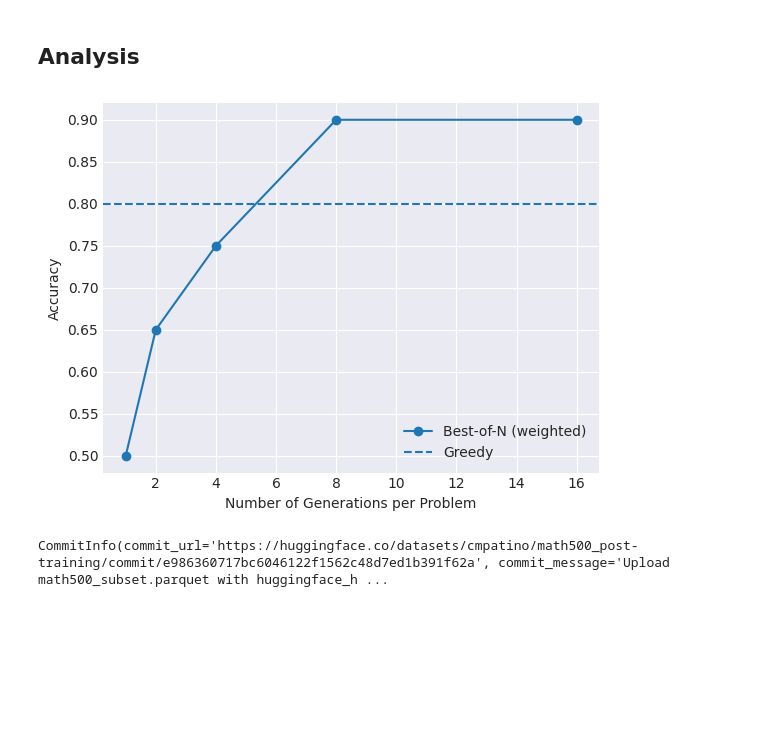
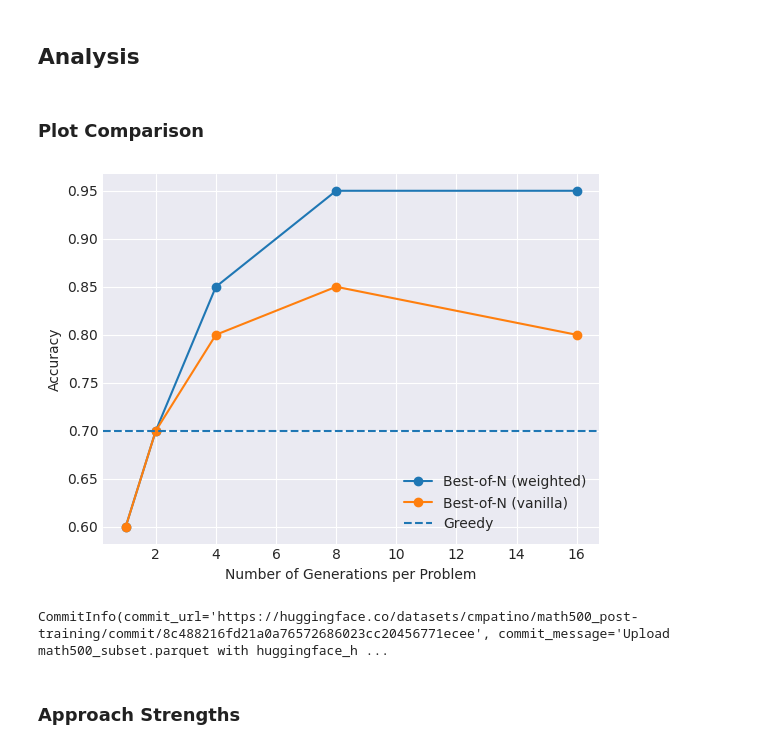
Before and after one commit to cmpatino/math500_post-training, a Jupyter notebook: HF_post_training_internship_exercise_2025.ipynb, the cells around one changed output. Saved outputs shown, nothing was run; the diff lists cells and outputs as text; code cells hidden in the pictures; blank space fills up the shorter version.

Commit message:
Upload version with summary of results

```diff
--- a/HF_post_training_internship_exercise_2025.ipynb
+++ b/HF_post_training_internship_exercise_2025.ipynb
@@ -74,7 +102,7 @@ REWARD_BATCH_SIZE = 1 # Batch size for PRM
 RANDOM_SEED = 0
 
 N_EXAMPLES = 1 # Number of examples to include in the prompt for the model
-TEMPERATURE = 0.7
+TEMPERATURE = 0.8 # Sampling temperature for the Best-of-N model
 # %%
 #notebook_login()
 # %% [markdown]
@@ -491,11 +528,13 @@ weighted_results_df.to_csv("weighted_results.csv", index=False)
 ## Analysis
 # %%
 n_generations = []
-accuracy = []
+weighted_accuracies = []
+vanilla_accuracies = []
 
 # Calculate accuracy on different number of samples
 for sampling_idx in [1, 2, 4, 8, 16]:
     correct = 0
+    vanilla_correct = 0
     for problem_id in results_df["problem_id"].unique():
         problem_df = results_df[(results_df["problem_id"] == problem_id) & (results_df["sampling_idx"] < sampling_idx)]
         answer_df = problem_df[["simplified_model_answer", "reward"]]
@@ -504,23 +543,37 @@ for sampling_idx in [1, 2, 4, 8, 16]:
             continue
         # Find the answer with the highest reward
         best_answer = answer_df["reward"].idxmax()
-        if (best_answer == problem_df["simplified_true_answer"].iloc[0]) and (best_answer != ""):
+        true_answer = problem_df["simplified_true_answer"].iloc[0]
+        if (best_answer == true_answer) and (best_answer != ""):
             correct += 1
 
+        vanilla_df = problem_df[["simplified_model_answer", "reward"]]
+        vanilla_df = vanilla_df.groupby("simplified_model_answer").max()
+        vanilla_best_answer = vanilla_df["reward"].idxmax()
+        if len(vanilla_df) == 0:
+            continue
+        if (vanilla_best_answer == true_answer) and (vanilla_best_answer != ""):
+            vanilla_correct += 1
+
     weighted_accuracy = correct / len(results_df["problem_id"].unique())
-    accuracy.append(weighted_accuracy)
+    vanilla_accuracy = vanilla_correct / len(results_df["problem_id"].unique())
+    weighted_accuracies.append(weighted_accuracy)
+    vanilla_accuracies.append(vanilla_accuracy)
     n_generations.append(sampling_idx)
+# %% [markdown]
+### Plot Comparison
 # %%
 fig, ax = plt.subplots()
-ax.plot(n_generations, accuracy, marker="o", label="Best-of-N (weighted)")
+ax.plot(n_generations, weighted_accuracies, marker="o", label="Best-of-N (weighted)")
+ax.plot(n_generations, vanilla_accuracies, marker="o", label="Best-of-N (vanilla)")
 ax.axhline(greedy_accuracy, linestyle="--", label="Greedy")
 
 ax.set_xlabel("Number of Generations per Problem")
 ax.set_ylabel("Accuracy")
 ax.legend()
 fig.savefig("model_comparison.png")
 # %% [output]
-[figure, old version]
+[figure, new version]
 # %%
 output_df = greedy_results_df.merge(weighted_results_df, on="problem_id", suffixes=('_greedy', '_weighted'))
 
@@ -528,13 +581,15 @@ test_dataset_df = test_dataset.to_pandas()
 test_dataset_df = test_dataset_df[["problem_id", "problem", "solution", "answer", "subject", "level"]]
 output_df = test_dataset_df.merge(output_df, on="problem_id")
 output_df.to_parquet("math500_subset.parquet", index=False)
+
+api = HfApi()
+api.upload_file(
+    path_or_fileobj="math500_subset.parquet",
+    path_in_repo="math500_subset.parquet",
+    repo_id="cmpatino/math500_post-training",
+    repo_type="dataset",
+)
+# %% [output]
+CommitInfo(commit_url='https://huggingface.co/datasets/cmpatino/math500_post-training/commit/8c488216fd21a0a76572686023cc20456771ecee', commit_message='Upload math500_subset.parquet with huggingface_h ...
-# %%
-api = HfApi()
-api.upload_file(
-    path_or_fileobj="math500_subset.parquet",
-    path_in_repo="math500_subset.parquet",
-    repo_id="cmpatino/math500_post-training",
-    repo_type="dataset",
-)
-# %% [output]
-CommitInfo(commit_url='https://huggingface.co/datasets/cmpatino/math500_post-training/commit/e986360717bc6046122f1562c48d7ed1b391f62a', commit_message='Upload math500_subset.parquet with huggingface_h ...
+# %% [markdown]
+### Approach Strengths
```
Also changed, not shown: parts of 16 cells of this notebook, 1 other file.
